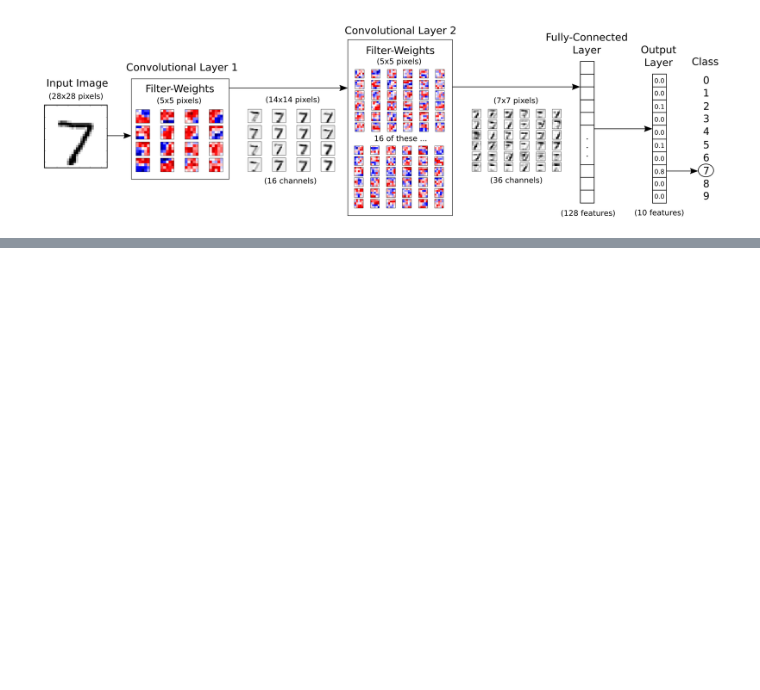
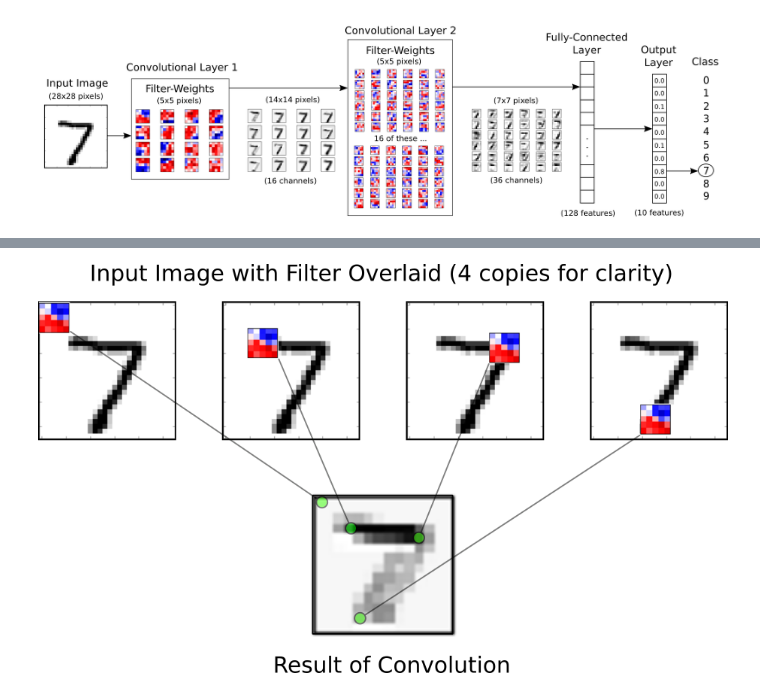
Before and after one commit to Kidel/Deep-Learning-CNN-for-Image-Recognition, a Jupyter notebook: 02_ConvolutionalNeuralNetwork-OCR.ipynb, the cells around one changed output, grey strips where cells are left out. Drawn from its saved outputs; the diff is of its cells as text; code cells hidden in the pictures; blank space fills up the shorter version.

Commit message:
defined tensorflow graph for 02

```diff
--- a/02_ConvolutionalNeuralNetwork-OCR.ipynb
+++ b/02_ConvolutionalNeuralNetwork-OCR.ipynb
@@ -31,0 +35,4 @@ Note that the computation in $TensorFlow$ is actually done on a batch of images
+# %%
+Image('images/02_convolution.png')
+# %% [output]
+[figure, added]
```
Also changed, not shown: parts of 67 cells of this notebook, 1 other file.
